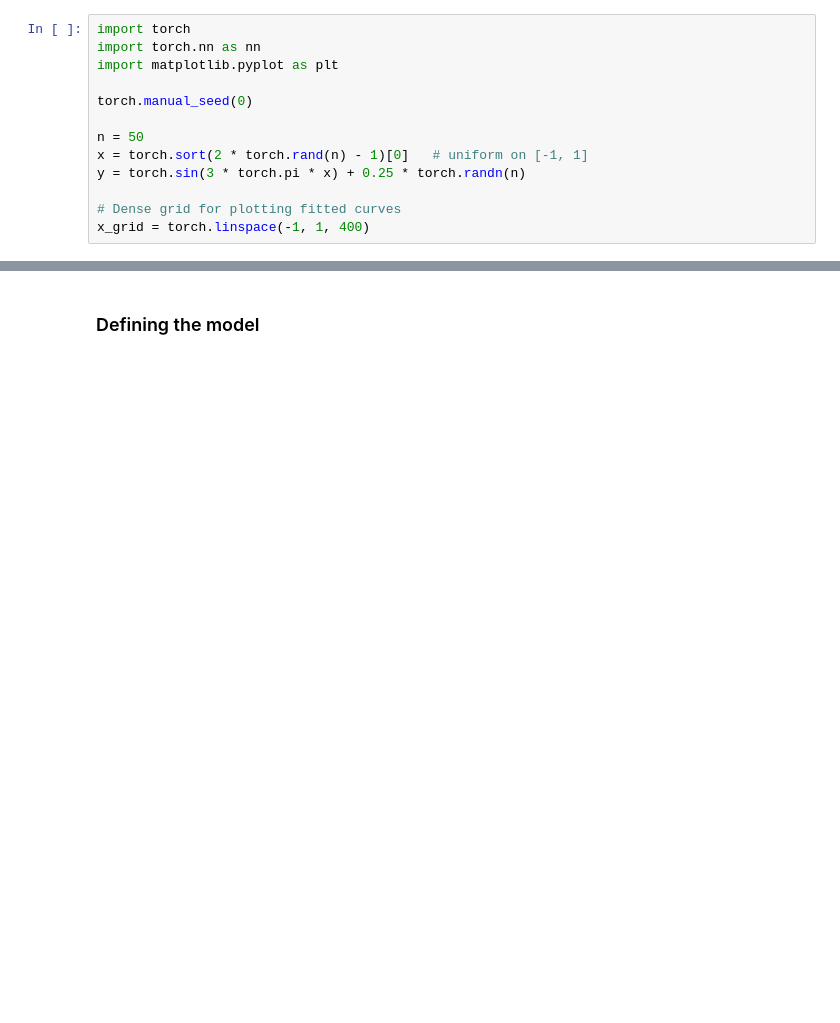
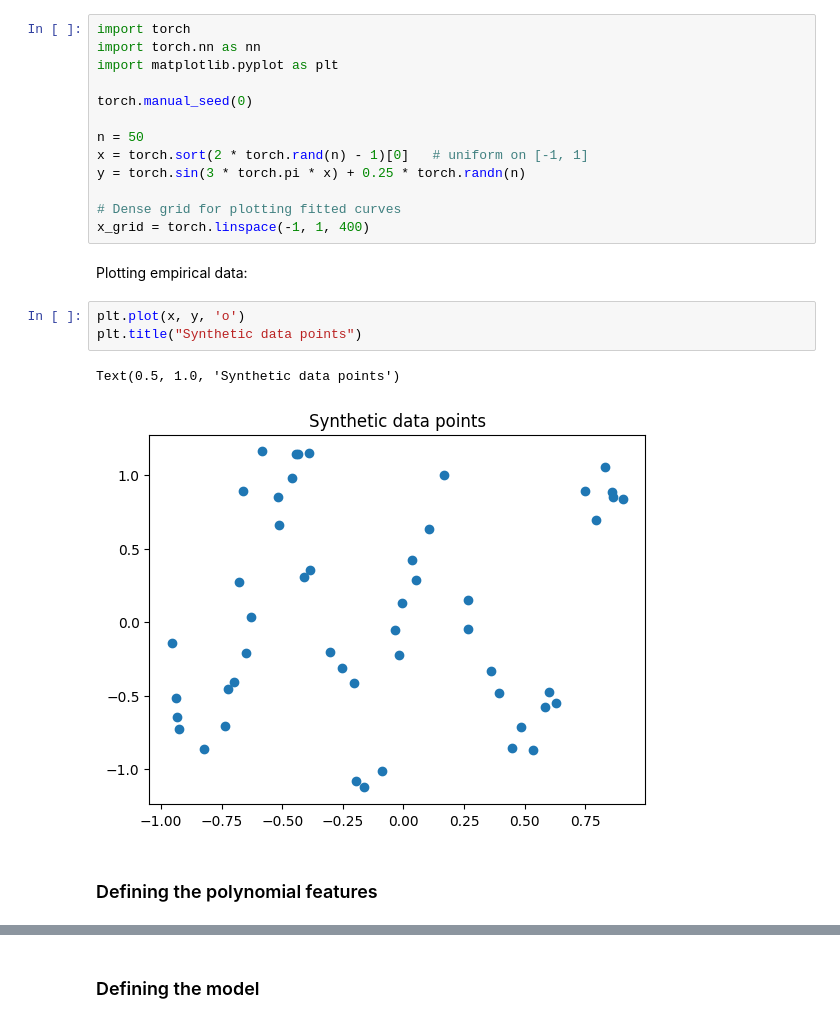
Before and after one commit to MatthewAlexanderFisher/NCL-MAS3919, a Jupyter notebook: content/practicals/2-ml-models-in-pytorch.ipynb, the cells around one changed output, grey strips where cells are left out. Saved outputs shown, nothing was run; the diff lists cells and outputs as text; blank space fills up the shorter version.

```diff
--- a/content/practicals/2-ml-models-in-pytorch.ipynb
+++ b/content/practicals/2-ml-models-in-pytorch.ipynb
@@ -747,3 +903,13 @@ y = torch.sin(3 * torch.pi * x) + 0.25 * torch.randn(n)
 
 # Dense grid for plotting fitted curves
 x_grid = torch.linspace(-1, 1, 400)
+# %% [markdown]
+Plotting empirical data:
+# %%
+plt.plot(x, y, 'o')
+plt.title("Synthetic data points")
+# %% [output]
+Text(0.5, 1.0, 'Synthetic data points')
+[figure, added]
+# %% [markdown]
+### Defining the polynomial features
```
Also changed, not shown: parts of 5 cells of this notebook, 25 other files.
